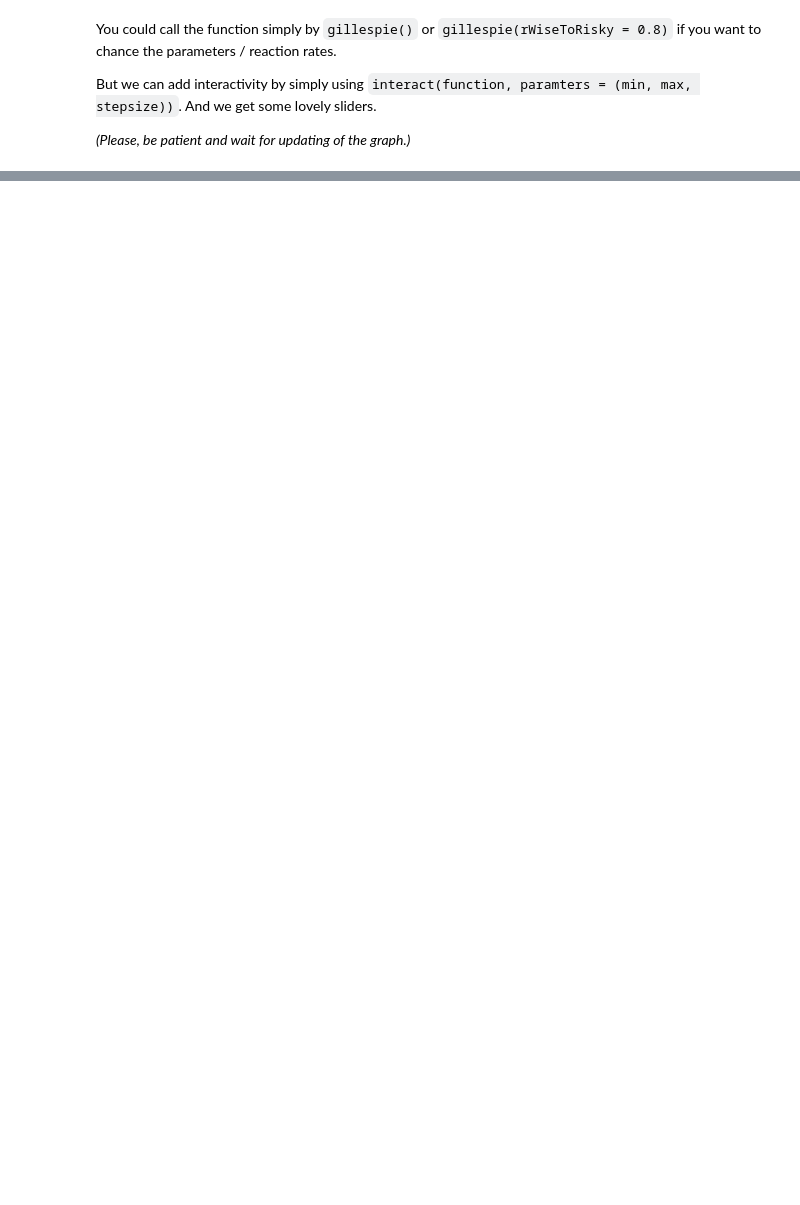
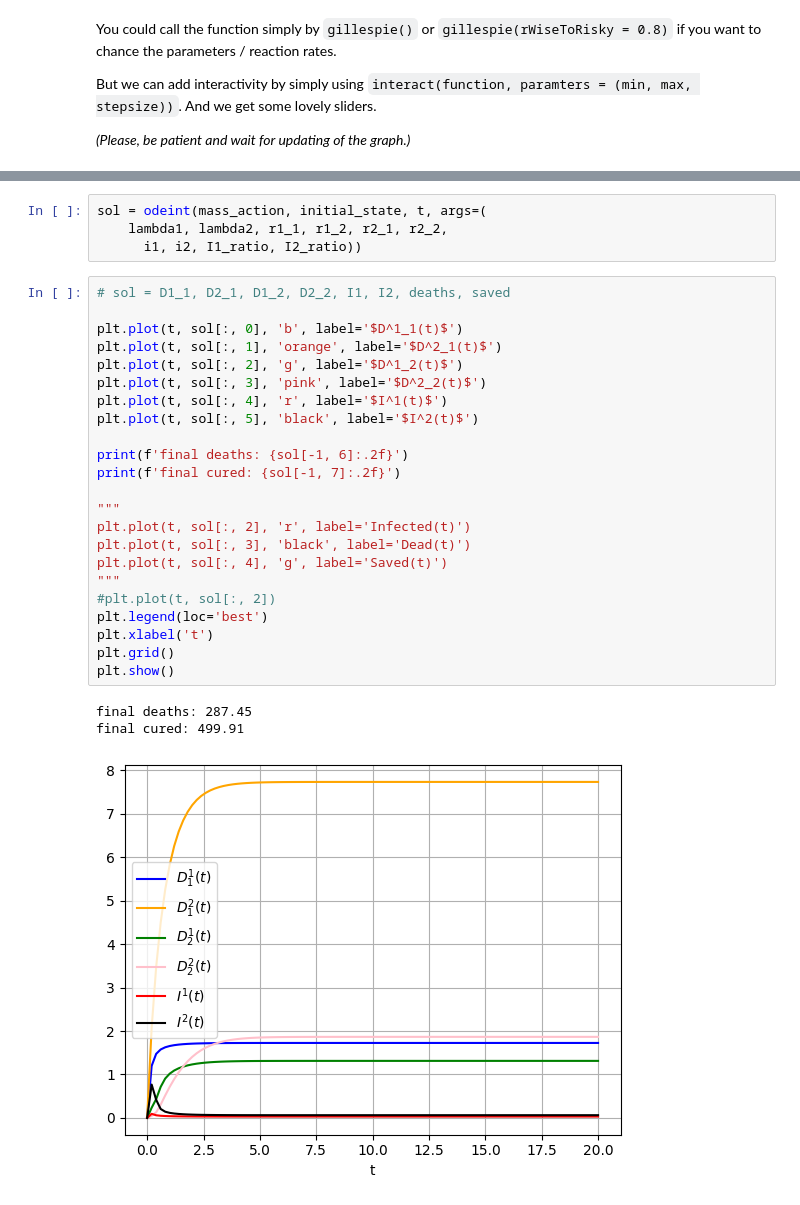
Before and after one commit to genomesh/healthcare-allocation, a Jupyter notebook: model.ipynb, the cells around one changed output, grey strips where cells are left out. Drawn from its saved outputs; the diff is of its cells as text; blank space fills up the shorter version.

```diff
--- a/model.ipynb
+++ b/model.ipynb
@@ -241,0 +371,31 @@ interactive(children=(IntSlider(value=20, description='lambda1', max=30, min=10)
+# %%
+sol = odeint(mass_action, initial_state, t, args=(
+    lambda1, lambda2, r1_1, r1_2, r2_1, r2_2,
+      i1, i2, I1_ratio, I2_ratio))
+# %%
+# sol = D1_1, D2_1, D1_2, D2_2, I1, I2, deaths, saved
+
+plt.plot(t, sol[:, 0], 'b', label='$D^1_1(t)$')
+plt.plot(t, sol[:, 1], 'orange', label='$D^2_1(t)$')
+plt.plot(t, sol[:, 2], 'g', label='$D^1_2(t)$')
+plt.plot(t, sol[:, 3], 'pink', label='$D^2_2(t)$')
+plt.plot(t, sol[:, 4], 'r', label='$I^1(t)$')
+plt.plot(t, sol[:, 5], 'black', label='$I^2(t)$')
+
+print(f'final deaths: {sol[-1, 6]:.2f}')
+print(f'final cured: {sol[-1, 7]:.2f}')
+
+"""
+plt.plot(t, sol[:, 2], 'r', label='Infected(t)')
+plt.plot(t, sol[:, 3], 'black', label='Dead(t)')
+plt.plot(t, sol[:, 4], 'g', label='Saved(t)')
+"""
+#plt.plot(t, sol[:, 2])
+plt.legend(loc='best')
+plt.xlabel('t')
+plt.grid()
+plt.show()
+# %% [output]
+final deaths: 287.45
+final cured: 499.91
+[figure, added]
```
Also changed, not shown: parts of 13 cells of this notebook, 1 other file.
